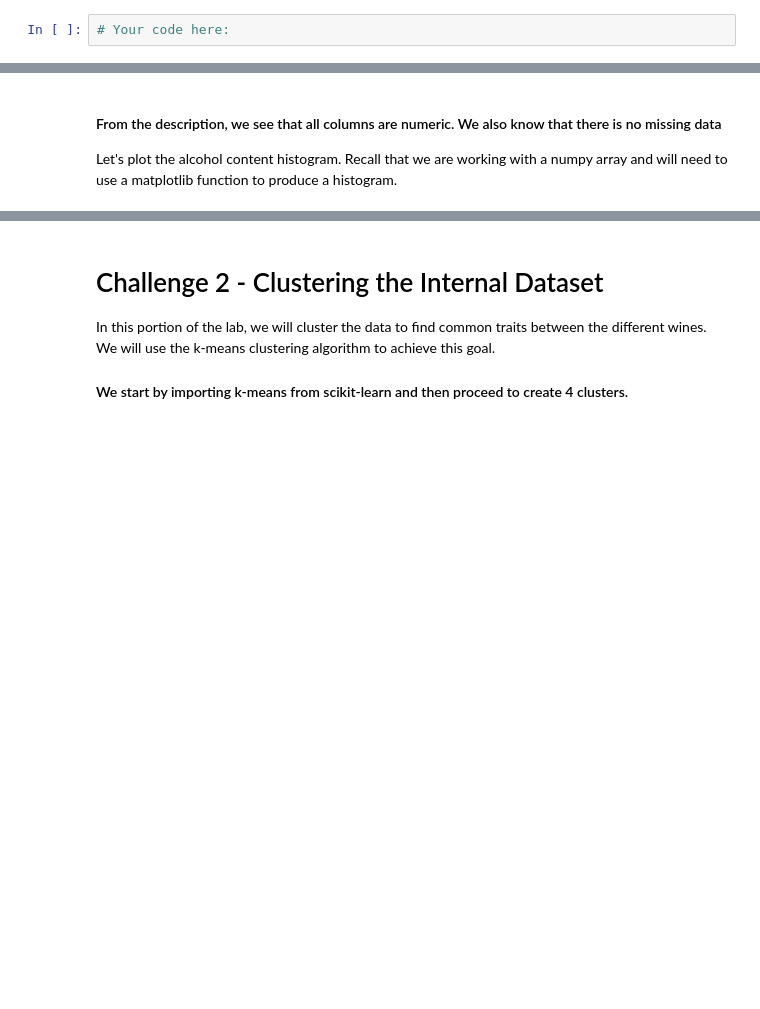
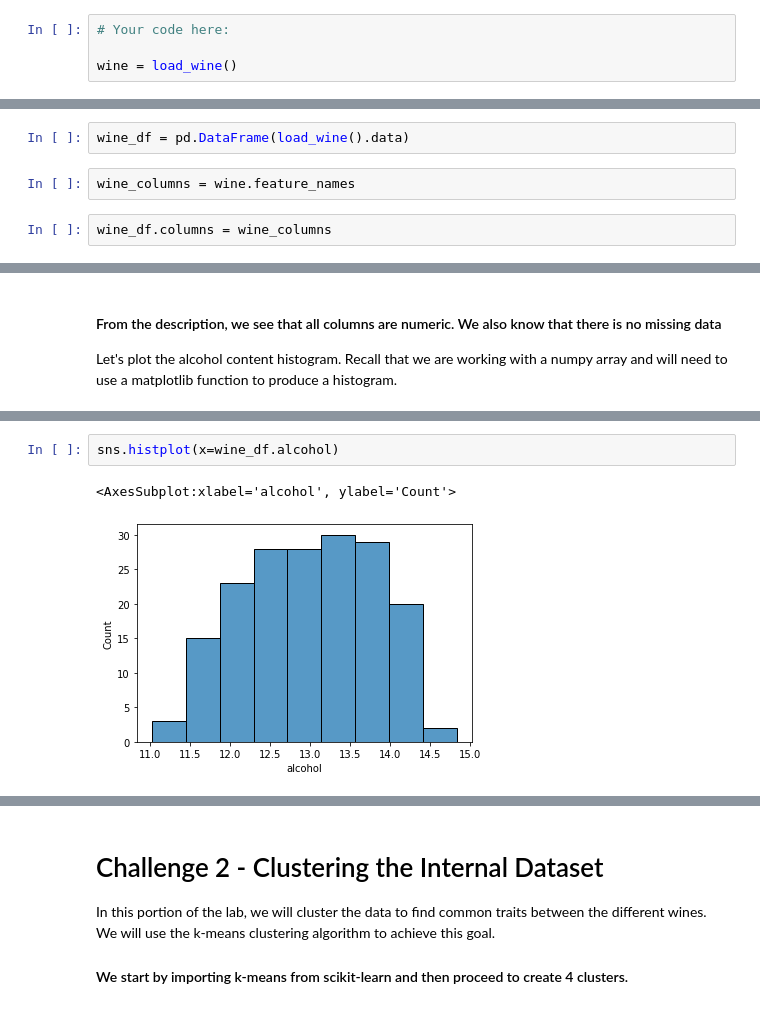
Before and after one commit to Ironhack-Data-Madrid-Enero-2022/lab-sklearn-and-unsupervised-learning, a Jupyter notebook: your-code/main.ipynb, the cells around one changed output, grey strips where cells are left out. Drawn from its saved outputs; the diff is of its cells as text; blank space fills up the shorter version.

```diff
--- a/your-code/main.ipynb
+++ b/your-code/main.ipynb
@@ -17,3 +23,5 @@ from sklearn.datasets import load_wine
 In the cell below, use the `load_wine` function and assign the wine dataset to a variable called `wine`.
 # %%
 # Your code here:
+
+wine = load_wine()
@@ -20,3 +38,9 @@ In the cell below, use the `load_wine` function and assign the wine dataset to a
+# %%
+wine_df = pd.DataFrame(load_wine().data)
+# %%
+wine_columns = wine.feature_names
+# %%
+wine_df.columns = wine_columns
 # %% [markdown]
 In the next step, list the keys of the variable `wine` to examine its contents. Note that the `load_wine` function does not return dataframes. It returns you a Python dictionary.
 # %%
@@ -39,0 +106,5 @@ Let's plot the alcohol content histogram. Recall that we are working with a nump
+# %%
+sns.histplot(x=wine_df.alcohol)
+# %% [output]
+<AxesSubplot:xlabel='alcohol', ylabel='Count'>
+[figure, added]
```
Also changed, not shown: parts of 11 cells of this notebook.
